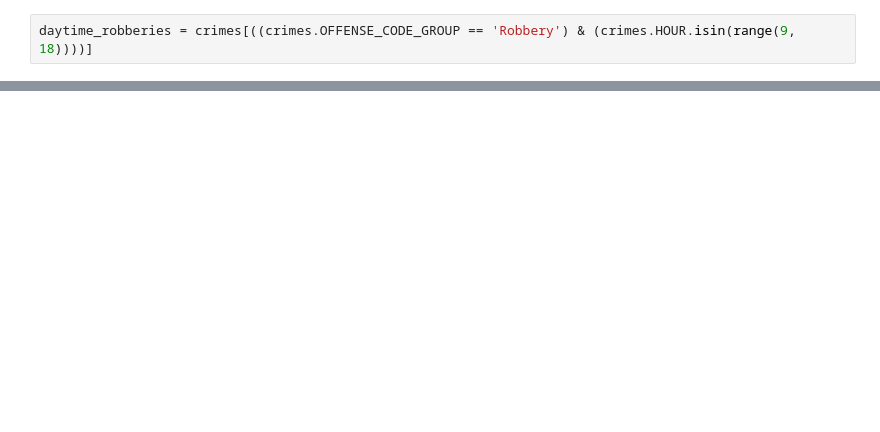
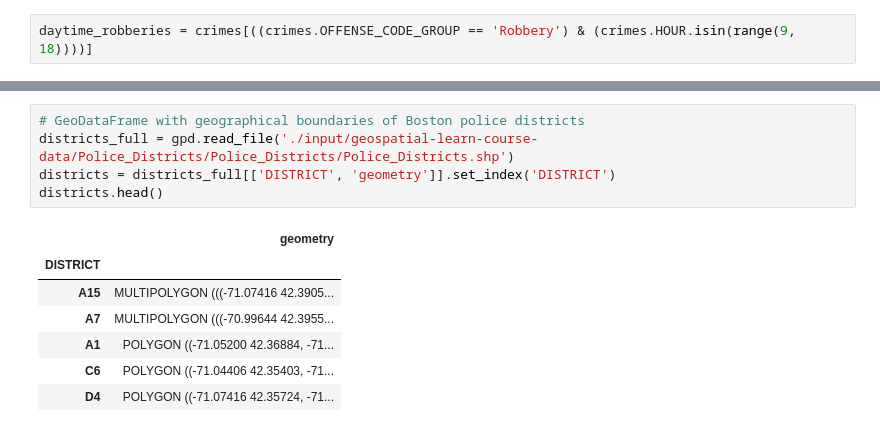
Before and after one commit to mucollabo/kaggle, a Jupyter notebook: GeospatialAnalysis/InteractiveMaps.ipynb, the cells around one changed output, grey strips where cells are left out. Cells and saved outputs as stored; diff of their text form; blank space fills up the shorter version.

```diff
--- a/GeospatialAnalysis/InteractiveMaps.ipynb
+++ b/GeospatialAnalysis/InteractiveMaps.ipynb
@@ -67,0 +100,13 @@ m_3
+# %%
+# GeoDataFrame with geographical boundaries of Boston police districts
+districts_full = gpd.read_file('./input/geospatial-learn-course-data/Police_Districts/Police_Districts/Police_Districts.shp')
+districts = districts_full[['DISTRICT', 'geometry']].set_index('DISTRICT')
+districts.head()
+# %% [output]
+|  | geometry |
+| DISTRICT |  |
+| A15 | MULTIPOLYGON (((-71.07416 42.3905... |
+| A7 | MULTIPOLYGON (((-70.99644 42.3955... |
+| A1 | POLYGON ((-71.05200 42.36884, -71... |
+| C6 | POLYGON ((-71.04406 42.35403, -71... |
+| D4 | POLYGON ((-71.07416 42.35724, -71... |
```
Also changed, not shown: parts of 5 cells of this notebook.
